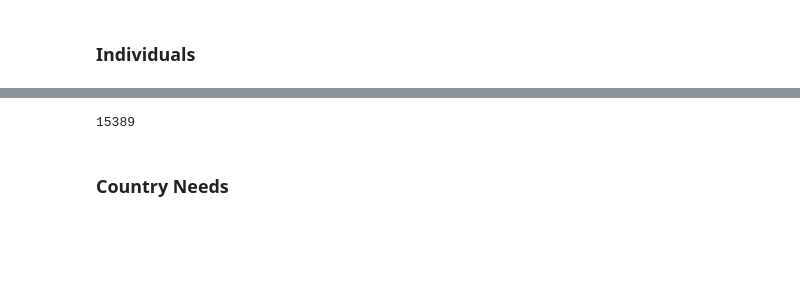
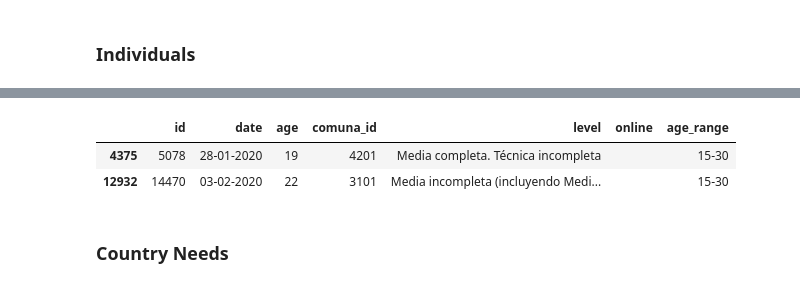
Before and after one commit to ECQQ/preprocessing, a Jupyter notebook: Pipeline.ipynb, the cells around one changed output, grey strips where cells are left out. Cells and saved outputs as stored; diff of their text form; code cells hidden in the pictures; blank space fills up the shorter version.

```diff
--- a/Pipeline.ipynb
+++ b/Pipeline.ipynb
@@ -93,8 +96,9 @@ Wall time: 11.4 s
 # %%
 individuals_table.sample(2)
-individuals_table['id'].unique().size
 # %% [output]
-15389
+|  | id | date | age | comuna_id | level | online | age_range |
+| 4375 | 5078 | 28-01-2020 | 19 | 4201 | Media completa. Técnica incompleta |  | 15-30 |
+| 12932 | 14470 | 03-02-2020 | 22 | 3101 | Media incompleta (incluyendo Medi... |  | 15-30 |
 # %% [markdown]
 ### Country Needs
 # %%
```
Also changed, not shown: parts of 4 cells of this notebook, 1 other file.
